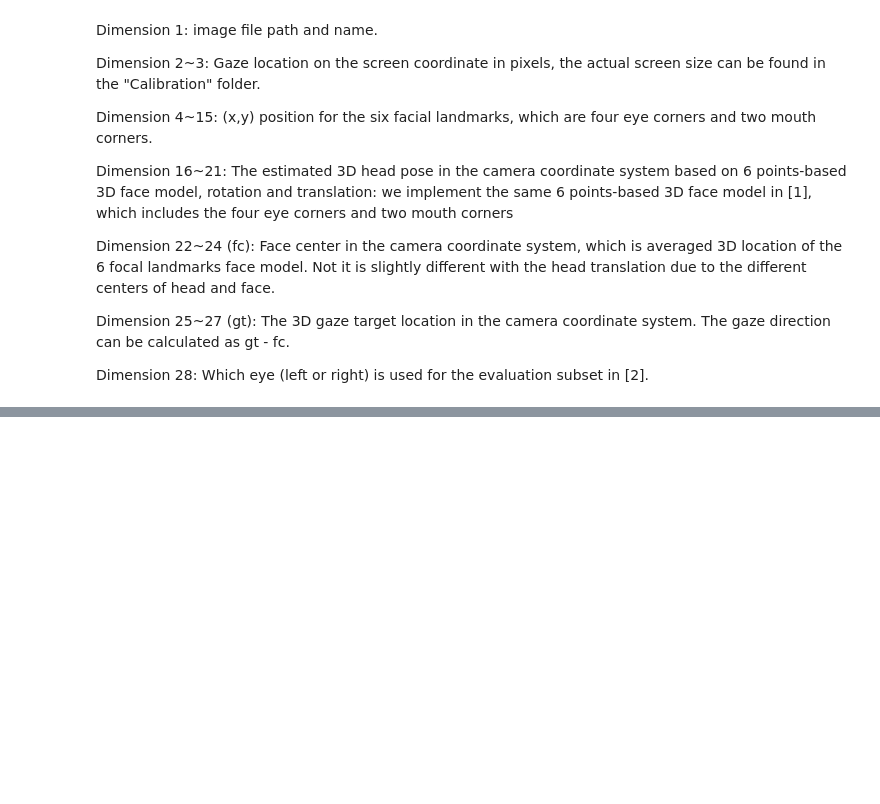
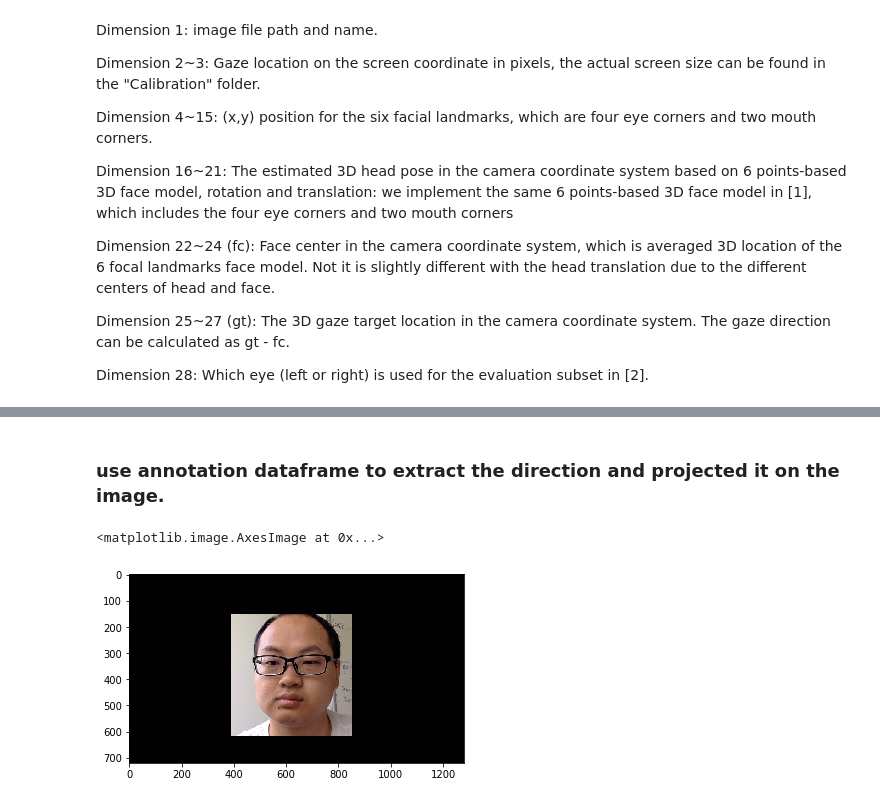
Before and after one commit to Bovey0809/gaze_estimation, a Jupyter notebook: gaze_estimation.ipynb, the cells around one changed output, grey strips where cells are left out. Drawn from its saved outputs; the diff is of its cells as text; code cells hidden in the pictures; blank space fills up the shorter version.

```diff
--- a/gaze_estimation.ipynb
+++ b/gaze_estimation.ipynb
@@ -527,0 +667,13 @@ an
+# %% [markdown]
+### use annotation dataframe to extract the direction and projected it on the image.
+# %%
+def read_image(file_address):
+    '''
+    Return RGB array format.
+    '''
+    return cv2.cvtColor(cv2.imread(file_address), cv2.COLOR_BGR2RGB)
+# %%
+plt.imshow(read_image('/nfshome/xueqin/deeplearning/gaze_estimation/data/all_writte/MPIIFaceGaze/p01/day01/0005.jpg'))
+# %% [output]
+<matplotlib.image.AxesImage at 0x...>
+[figure, added]
```
Also changed, not shown: parts of 180 cells of this notebook, 2 other files.
